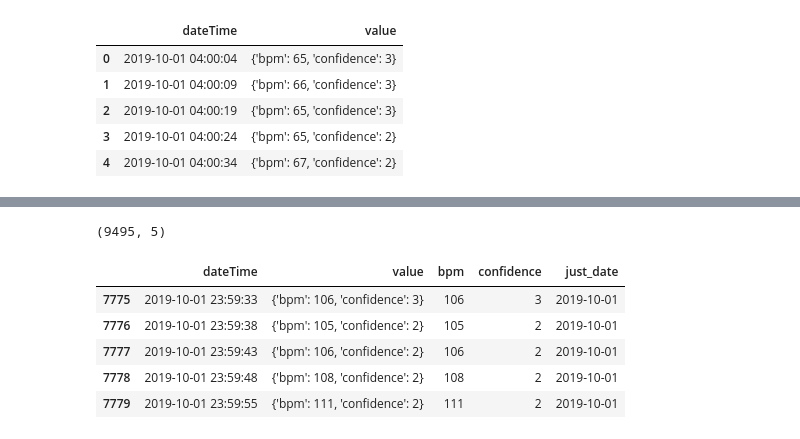
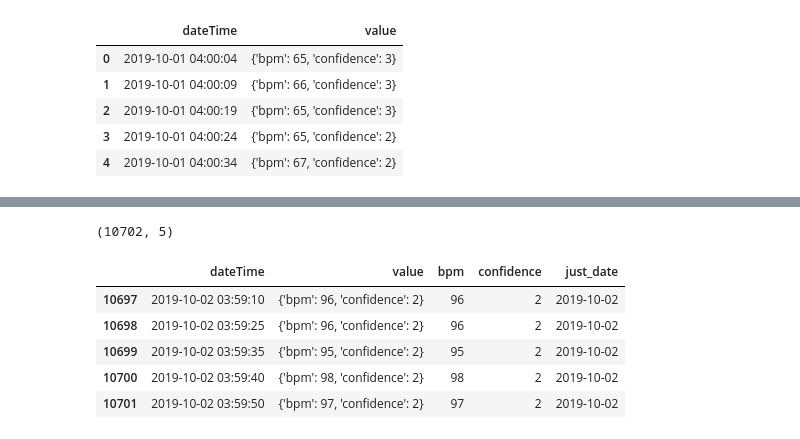
Before and after one commit to dcpatti/dcpatti.github.io, a Jupyter notebook: Wild Card Game Analysis.ipynb, the cells around one changed output, grey strips where cells are left out. Drawn from its saved outputs; the diff is of its cells as text; code cells hidden in the pictures.

```diff
--- a/Wild Card Game Analysis.ipynb
+++ b/Wild Card Game Analysis.ipynb
@@ -47,6 +67,11 @@ heart_df.head()
 
 json_struct = json.loads(heart_df.to_json(orient="records"))
 heart_df_flat = pd.io.json.json_normalize(json_struct) #use pd.io.json
-heart_df_flat.head()
+
+json_struct2 = json.loads(heart_df2.to_json(orient="records"))
+heart_df_flat2 = pd.io.json.json_normalize(json_struct2) #use pd.io.json
+
+
+heart_df_flat2.head()
 # %% [output]
 |  | dateTime | value.bpm | value.confidence |
@@ -62,5 +87,10 @@ heart_df_flat.head()
 heart_df['bpm']=heart_df_flat['value.bpm']
 heart_df['confidence']=heart_df_flat['value.confidence']
 heart_df.head()
+
+
+heart_df2['bpm']=heart_df_flat2['value.bpm']
+heart_df2['confidence']=heart_df_flat2['value.confidence']
+heart_df2.head()
 # %% [output]
 |  | dateTime | value | bpm | confidence |
@@ -74,6 +104,12 @@ heart_df.head()
 heart_df['just_date'] = heart_df['dateTime'].dt.date
 heart_df.head()
 heart_df.set_index('dateTime')
+
+
+#set the index on the just_date column; this will make it easier for us to plot or to join to the other dataframe
+heart_df2['just_date'] = heart_df2['dateTime'].dt.date
+heart_df2.head()
+heart_df2.set_index('dateTime')
 # %% [output]
 |  | value | bpm | confidence | just_date |
 | dateTime |  |  |  |  |
@@ -98,23 +134,25 @@ heart_df.set_index('dateTime')
 #because this dataset is so huge, it can be hard to work with. We're going to make a new dataframe from every 25th value in the set
 
 wc_df = heart_df #[heart_df.index % 50 == 0]  # Selects every 3rd raw starting from 0
-wc_df.shape
+wc_df2=heart_df2
+wc_df2.shape
 # %% [output]
-(9495, 5)
+(10702, 5)
 # %%
 
 start_date = pd.Timestamp('2019-10-01 17:00:00')
 end_date = pd.Timestamp('2019-10-02 23:59:59')
 
 wc_df = wc_df[wc_df['dateTime'].between(start_date, end_date)]
-wc_df.tail()
+wc_df2=wc_df2[wc_df2['dateTime'].between(start_date, end_date)]
+wc_df2.tail()
 # %% [output]
 |  | dateTime | value | bpm | confidence | just_date |
-| 7775 | 2019-10-01 23:59:33 | {'bpm': 106, 'confidence': 3} | 106 | 3 | 2019-10-01 |
-| 7776 | 2019-10-01 23:59:38 | {'bpm': 105, 'confidence': 2} | 105 | 2 | 2019-10-01 |
-| 7777 | 2019-10-01 23:59:43 | {'bpm': 106, 'confidence': 2} | 106 | 2 | 2019-10-01 |
-| 7778 | 2019-10-01 23:59:48 | {'bpm': 108, 'confidence': 2} | 108 | 2 | 2019-10-01 |
-| 7779 | 2019-10-01 23:59:55 | {'bpm': 111, 'confidence': 2} | 111 | 2 | 2019-10-01 |
+| 10697 | 2019-10-02 03:59:10 | {'bpm': 96, 'confidence': 2} | 96 | 2 | 2019-10-02 |
+| 10698 | 2019-10-02 03:59:25 | {'bpm': 96, 'confidence': 2} | 96 | 2 | 2019-10-02 |
+| 10699 | 2019-10-02 03:59:35 | {'bpm': 95, 'confidence': 2} | 95 | 2 | 2019-10-02 |
+| 10700 | 2019-10-02 03:59:40 | {'bpm': 98, 'confidence': 2} | 98 | 2 | 2019-10-02 |
+| 10701 | 2019-10-02 03:59:50 | {'bpm': 97, 'confidence': 2} | 97 | 2 | 2019-10-02 |
 # %%
 import bokeh.plotting as bk
 from bokeh.models import Span, Label
```
Also changed, not shown: parts of 6 cells of this notebook.
